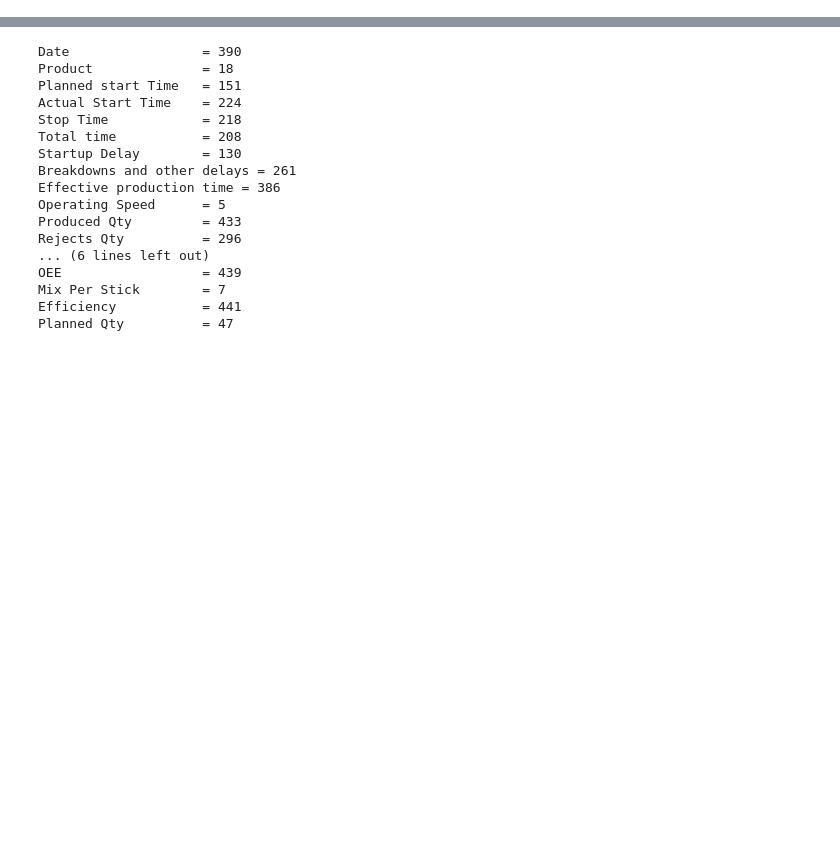
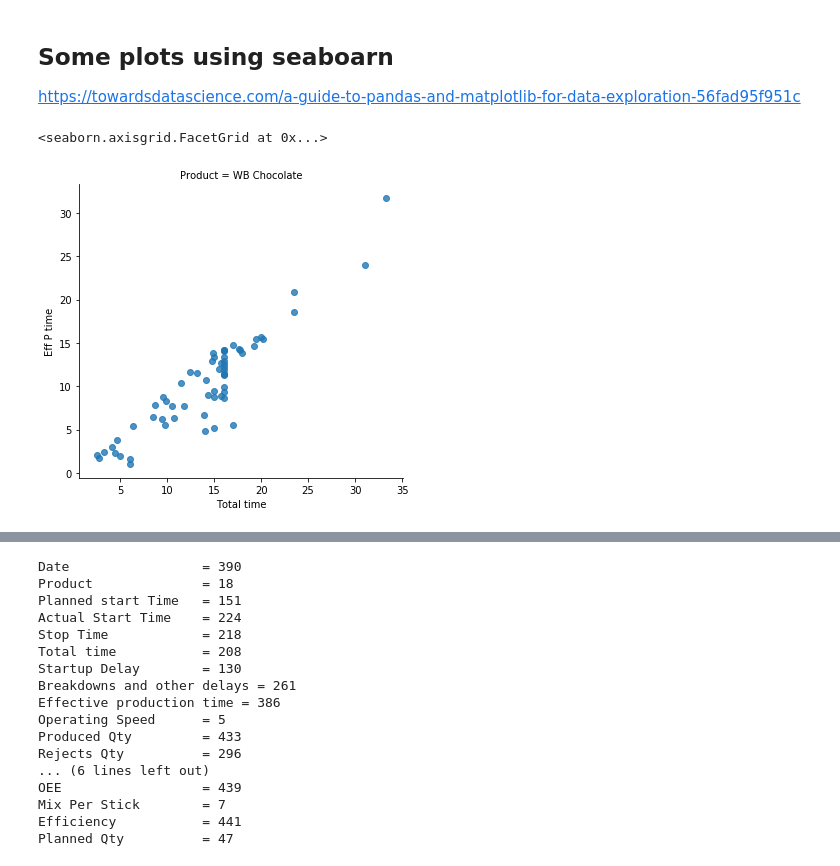
Before and after one commit to CodeProcessor/In20-S1-CS5617-project-1, a Jupyter notebook: Analysis.ipynb, the cells around one changed output, grey strips where cells are left out. Drawn from its saved outputs; the diff is of its cells as text; code cells hidden in the pictures; blank space fills up the shorter version.

Commit message:
Preprocessing and some plots

```diff
--- a/Analysis.ipynb
+++ b/Analysis.ipynb
@@ -35,0 +24,5 @@ memory usage: 75.9+ KB
+# %%
+useful_colomns = ["Product", "Total time", "Breakdowns and other delays", "Effective production time", "Mix Usage", "Mix Wastage", "Mix yield", "Efficiency"]
+df = df[useful_colomns]
+df = df.rename(columns={"Breakdowns and other delays": "BD & other", "Effective production time": "Eff P time"})
+df.head(2)
@@ -39,0 +43,9 @@ df["Product"].count()
+# %%
+df = df.replace({'Product': {"JJ Orange Crush ": "JJ Orange Crush",
+                             "WB Chocok Shock": "WB Chock Shock",
+                            "Ice cake": "Ice Cake",
+                            "Bubble Gumy":"Bubble Gummy",
+                            "WB Vnilla": "WB Vanilla",
+                            "JJ Creamsoda": "JJ Cream Soda"}})
+for product in df.Product.unique():
+    print("{:15} = {}".format(product, df[df["Product"] == product]["Product"].count()))
@@ -39,0 +87,4 @@ df["Product"].count()
+# %%
+# df["Rejects Qty"] = df["Rejects Qty"].fillna(df["Rejects Qty"].mean())
+df["Mix yield"] = df["Mix yield"].fillna(df["Mix yield"].mean())
+# df.info()
@@ -39,0 +115,12 @@ df["Product"].count()
+# %% [markdown]
+## Some plots using seaboarn
+https://towardsdatascience.com/a-guide-to-pandas-and-matplotlib-for-data-exploration-56fad95f951c
+# %%
+import seaborn as sns
+%matplotlib inline
+
+filtered_class = df[df['Product'] == 'WB Chocolate']
+sns.lmplot("Total time", "Eff P time", data=filtered_class, fit_reg=False, col='Product', col_wrap=2)
+# %% [output]
+<seaborn.axisgrid.FacetGrid at 0x...>
+[figure, added]
```
Also changed, not shown: parts of 18 cells of this notebook.
